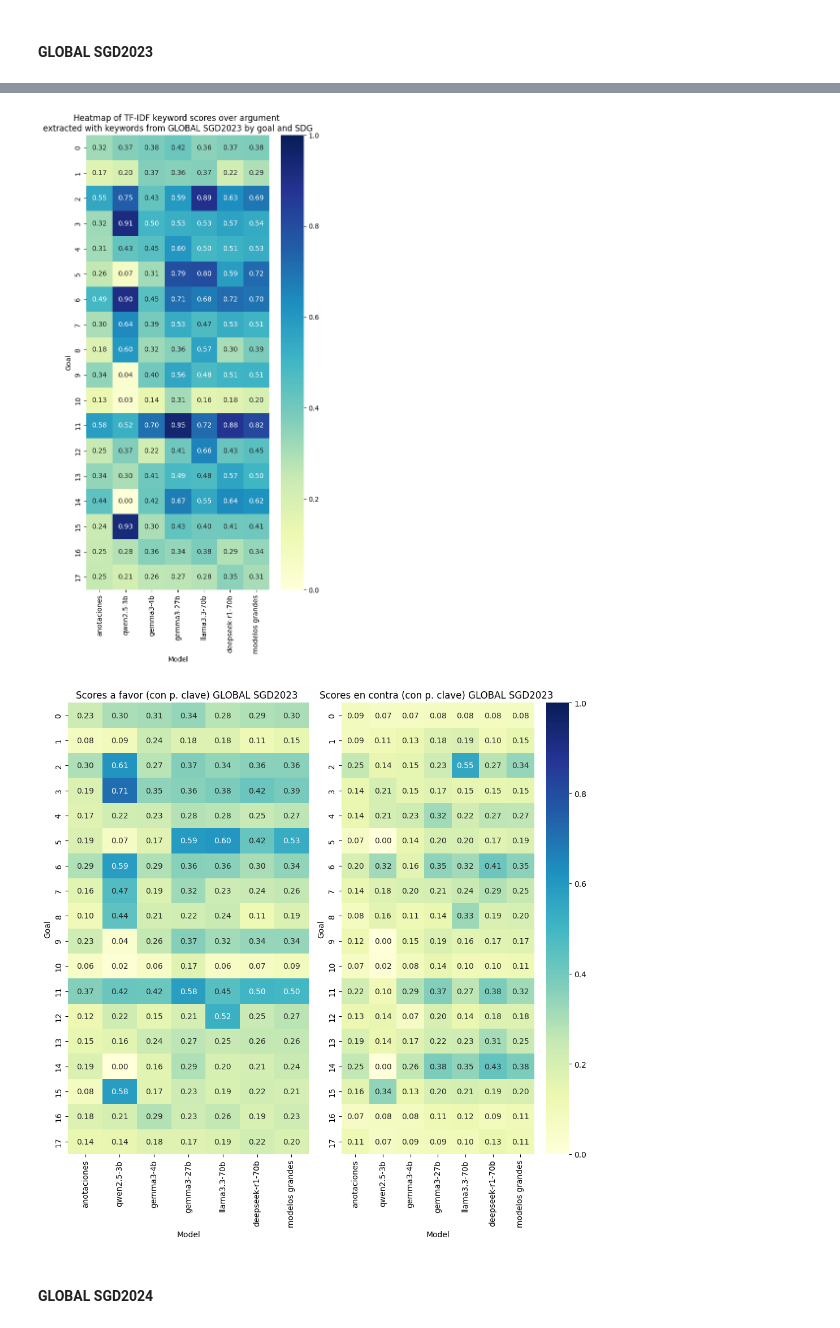
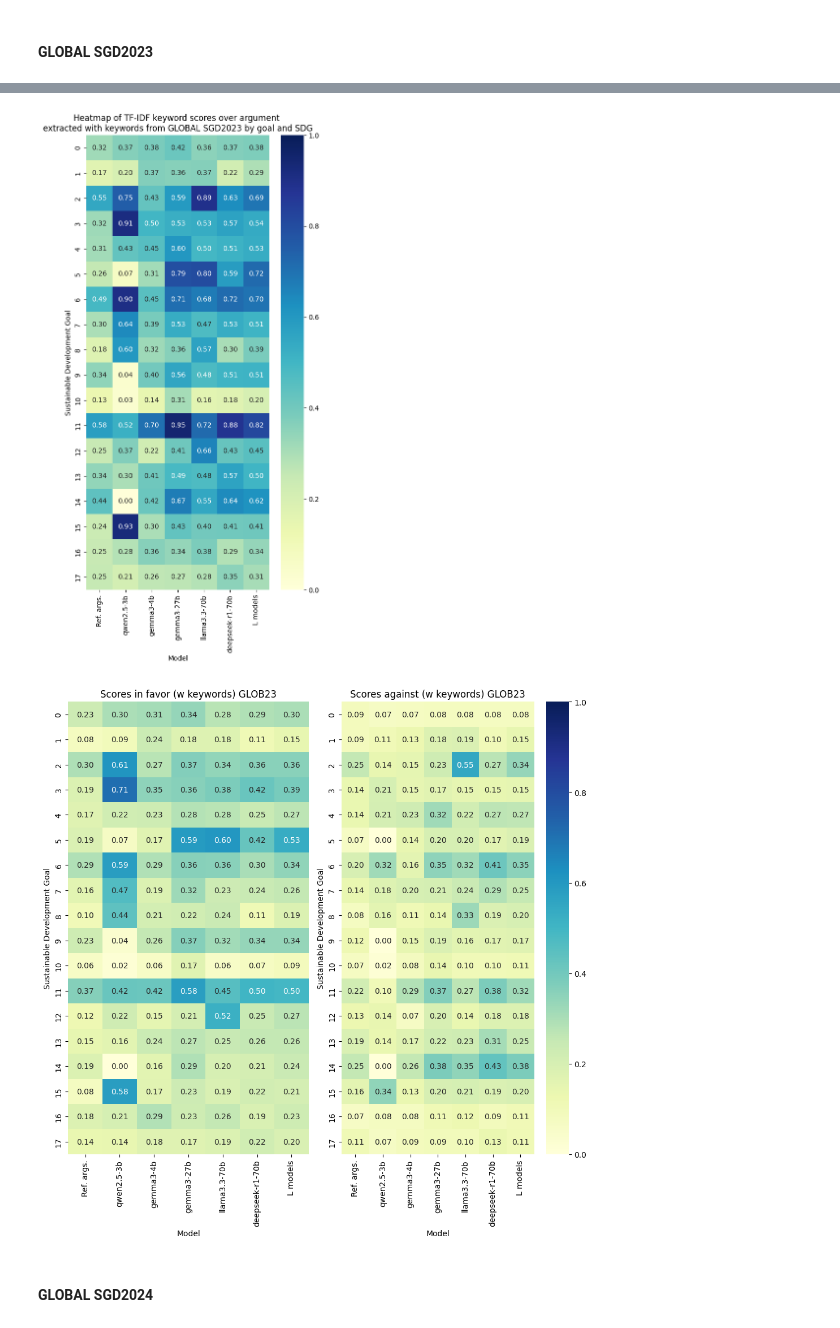
Before and after one commit to camipalo/TFM, a Jupyter notebook: 4_Analyse/4.1_Visualize_ArgExtractionGoals.ipynb, the cells around one changed output, grey strips where cells are left out. Drawn from its saved outputs; the diff is of its cells as text; code cells hidden in the pictures.

```diff
--- a/4_Analyse/4.1_Visualize_ArgExtractionGoals.ipynb
+++ b/4_Analyse/4.1_Visualize_ArgExtractionGoals.ipynb
@@ -15,7 +15,7 @@ path_gt_args = "..\\Data\\Annotations"
 
 gt     = "annotations"
 models = ["qwen2.5-3b","gemma3-4b","gemma3-27b","llama3.3-70b","deepseek-r1-70b",
-          "modelos grandes", 'anotaciones']
+          "L models", 'Ref. args.']
 # %% [markdown]
 ## TF-IDF de argumentos para mapas de calor
 
@@ -341,10 +341,10 @@ def calculate_tfidf_scores(path_args_extracted, path_gt_args, prefix):
     gold_fp = file_for_model(path_gt_args, prefix, "annotations")
     if not os.path.exists(gold_fp):
         raise FileNotFoundError(f"Gold annotations file not found: {gold_fp}")
-    args_by_model["anotaciones"] = load_by_goal_json_txt(gold_fp)
+    args_by_model["Ref. args."] = load_by_goal_json_txt(gold_fp)
 
     #### 2) Build combined buckets
-    args_by_model["modelos grandes"] = union_by_goal(
+    args_by_model["L models"] = union_by_goal(
         [args_by_model[m] for m in ["gemma3-27b","llama3.3-70b","deepseek-r1-70b"]]
     )
 
@@ -420,7 +420,7 @@ def calculate_tfidf_scores(path_args_extracted, path_gt_args, prefix):
 ##### 6) Heatmaps
 def plot_heatmap(df, value_col="mean_total", title="", ax=None, vmin=0.0, vmax=1.0, cbar=True):
     # pivot to Goal x Model
-    order = ['anotaciones', 'qwen2.5-3b', 'gemma3-4b', 'gemma3-27b', 'llama3.3-70b', 'deepseek-r1-70b', 'modelos grandes']
+    order = ['Ref. args.', 'qwen2.5-3b', 'gemma3-4b', 'gemma3-27b', 'llama3.3-70b', 'deepseek-r1-70b', 'L models']
     df['model'] = pd.Categorical(df['model'], categories=order, ordered=True)
     df = df.sort_values('model').reset_index(drop=True)
 
@@ -435,7 +435,7 @@ def plot_heatmap(df, value_col="mean_total", title="", ax=None, vmin=0.0, vmax=1
         cbar=cbar, ax=ax
     )
     ax.set_title(title, fontsize=12)
-    ax.set_ylabel("Goal")
+    ax.set_ylabel("Sustainable Development Goal")
     ax.set_xlabel("Model")
     return pvt
 # %% [markdown]
@@ -475,34 +475,34 @@ plt.show()
 # %%
 path_args_extracted = "..\\Data\\Processed Arguments Keywords\\Args"
 
 df_scores = calculate_tfidf_scores(path_args_extracted, path_gt_args, prefix)
 df_plot = df_scores[df_scores["model"].isin(models + ["annotations"])]
 
 # General
 pivot_all = plot_heatmap(
     df_plot,
     value_col="mean_total",
     title=f"Heatmap of TF-IDF keyword scores over argument \nextracted with keywords from {prefix.replace('_', ' ')}by goal and SDG"
 )
 plt.show()
 
 # In favor/against
 fig, axes = plt.subplots(ncols=2, figsize=(10, 10), sharey=False)
 plot_heatmap(
     df_plot, value_col="mean_favor",
-    title=f"Scores a favor (con p. clave) {prefix.replace('_',' ')}",
+    title=f"Scores in favor (w keywords) GLOB23",
     ax=axes[0], vmin=0, vmax=1, cbar=False
 )
 plot_heatmap(
     df_plot, value_col="mean_against",
-    title=f"Scores en contra (con p. clave) {prefix.replace('_',' ')}",
+    title=f"Scores against (w keywords) GLOB23",
     ax=axes[1], vmin=0, vmax=1
 )
 fig.tight_layout()
 plt.show()
 # %% [output]
-[figure, old version]
+[figure, new version]
-[figure, old version]
+[figure, new version]
 # %% [markdown]
 #### GLOBAL SGD2024
 # %%
```
Also changed, not shown: parts of 6 cells of this notebook, 25 other files.
